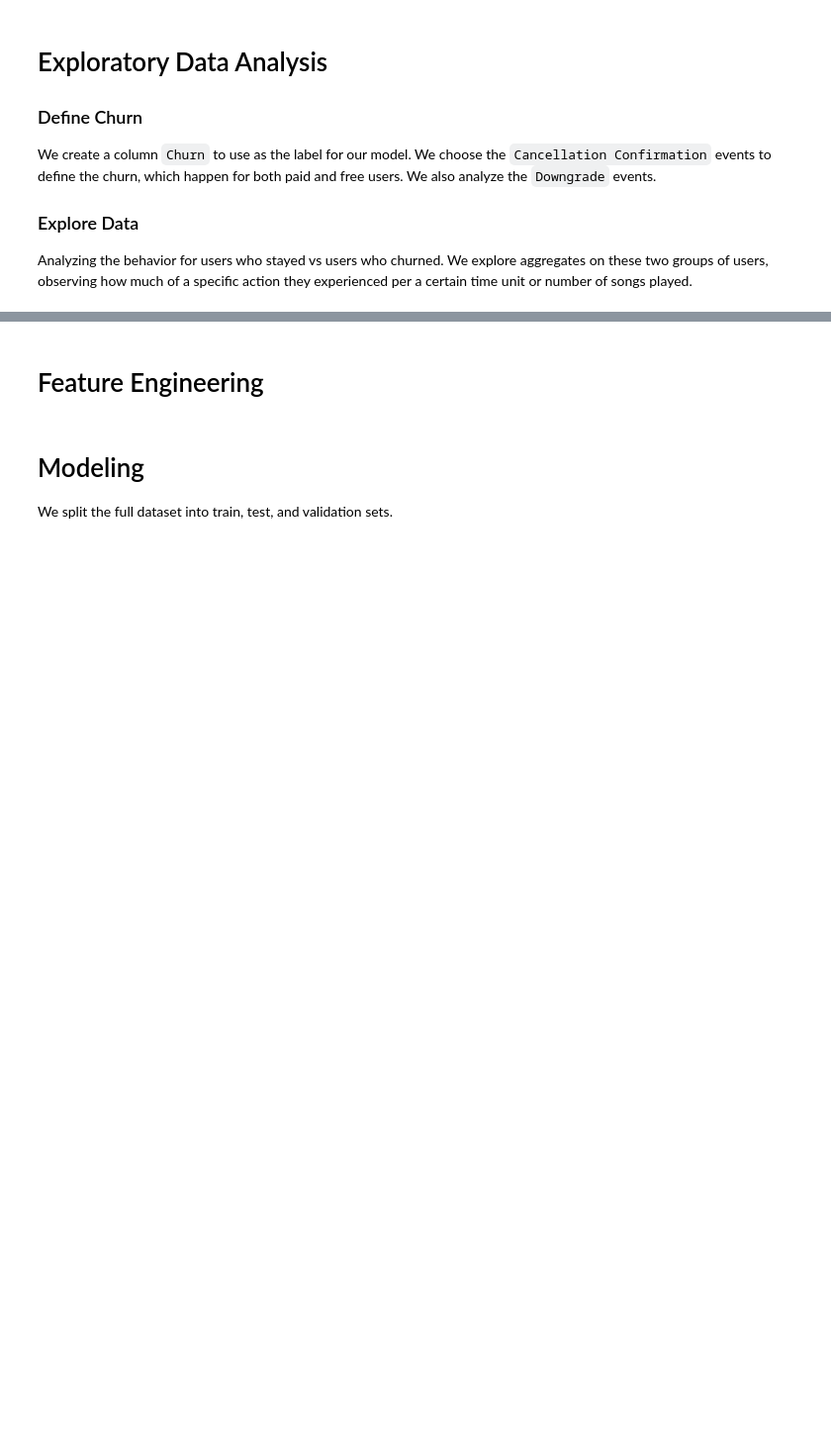
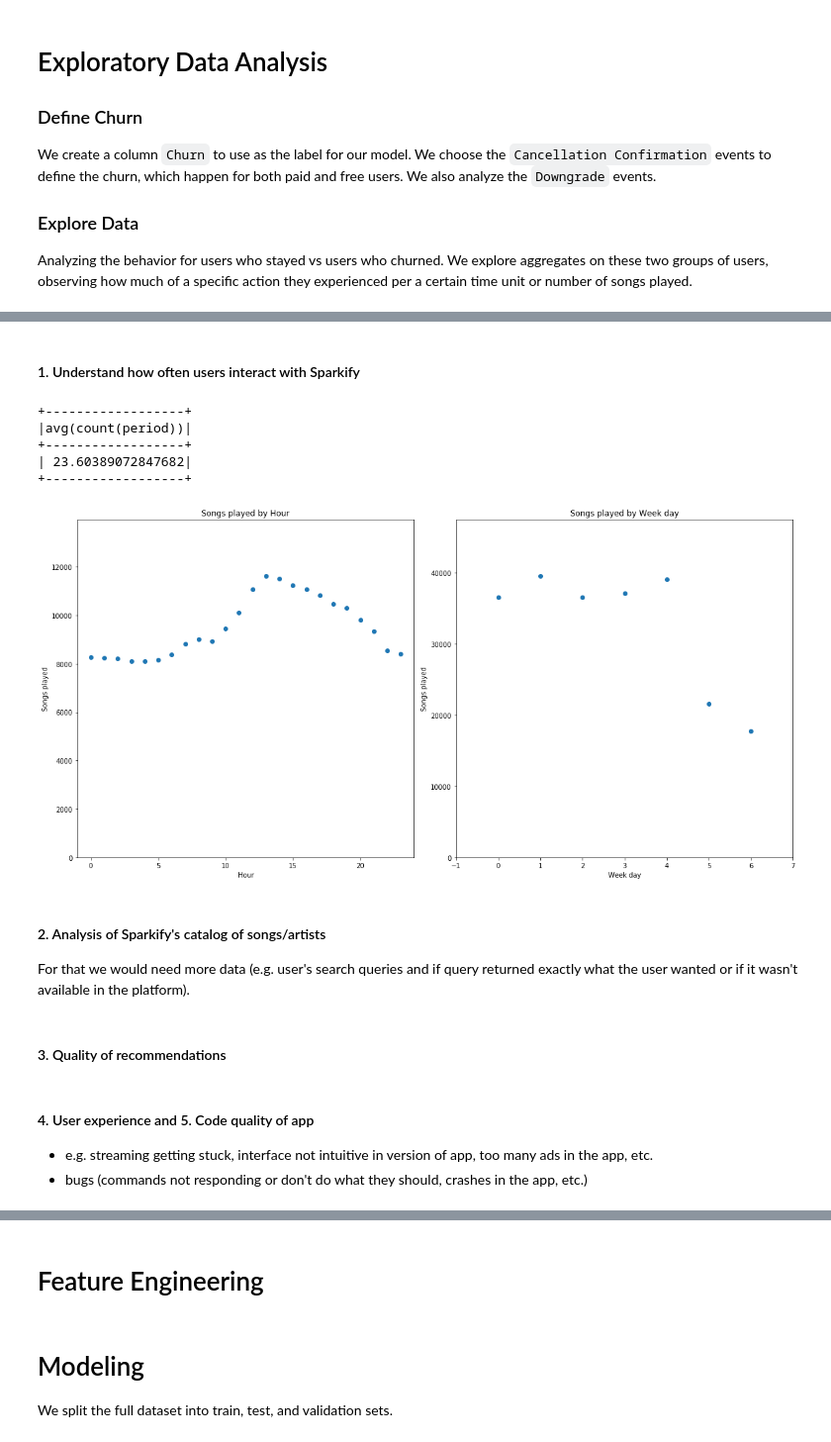
Before and after one commit to marcelokscunha/projects, a Jupyter notebook: spark-churn/Sparkify-local.ipynb, the cells around one changed output, grey strips where cells are left out. Shown at 99% size. Drawn from its saved outputs; the diff is of its cells as text; code cells hidden in the pictures; blank space fills up the shorter version.

```diff
--- a/spark-churn/Sparkify-local.ipynb
+++ b/spark-churn/Sparkify-local.ipynb
@@ -267,7 +310,9 @@ We explore aggregates on these two groups of users, observing how much of a spec
+# %% [markdown]
+#### 1. Understand how often users interact with Sparkify
 # %%
-# How many songs do users listen to on average between visiting our home page
+# a. How many songs do users listen to on average between visiting our home page (as seen in the Udacity course)
 
-function = udf(lambda ishome : int(ishome == 'Home'), IntegerType())
+fun = udf(lambda ishome : int(ishome == 'Home'), IntegerType())
 
 user_window = Window \
     .partitionBy('userID') \
@@ -276,10 +321,16 @@ user_window = Window \
 
 cusum = df.filter((df.page == 'NextSong') | (df.page == 'Home')) \
     .select('userID', 'page', 'ts') \
-    .withColumn('homevisit', function(col('page'))) \
-    .withColumn('period', Fsum('homevisit').over(user_window))
+    .withColumn('homevisit', fun(col('page'))) \
+    .withColumn('period', sparkSum('homevisit').over(user_window))
 
 cusum.filter((cusum.page == 'NextSong')) \
     .groupBy('userID', 'period') \
     .agg({'period':'count'}) \
     .agg({'count(period)':'avg'}).show()
+# %% [output]
++------------------+
+|avg(count(period))|
++------------------+
+| 23.60389072847682|
++------------------+
@@ -320,0 +337,29 @@ user_log_valid.count()
+# %%
+# b. Calculating number of songs played given time frame
+
+get_hour = udf(lambda x: int(datetime.fromtimestamp(x / 1000.0).hour), IntegerType())
+df_hour = df.withColumn('hour', get_hour(df.ts))
+songs_in_hour = df_hour.filter(df_hour.page == 'NextSong').groupby('hour').count().orderBy('hour')
+songs_in_hour_pd = songs_in_hour.toPandas()
+
+get_weekday = udf(lambda x: int(datetime.fromtimestamp(x / 1000.0).weekday()), IntegerType())
+df_weekday = df.withColumn('weekday', get_weekday(df.ts))
+songs_in_weekday = df_weekday.filter(df_weekday.page == 'NextSong').groupby('weekday').count().orderBy('weekday')
+songs_in_weekday_pd = songs_in_weekday.toPandas()
+
+fig, ax = plt.subplots(1,2, figsize=(12,8))
+ax[0].scatter(songs_in_hour_pd['hour'], songs_in_hour_pd['count'])
+ax[0].set_xlim(-1, 24);
+ax[0].set_ylim(0, 1.2 * max(songs_in_hour_pd["count"]))
+ax[0].set_xlabel("Hour")
+ax[0].set_ylabel("Songs played")
+ax[0].set_title("Songs played by Hour")
+ax[1].scatter(songs_in_weekday_pd['weekday'], songs_in_weekday_pd['count'])
+ax[1].set_xlim(-1, 7);
+ax[1].set_ylim(0, 1.2 * max(songs_in_weekday_pd["count"]))
+ax[1].set_xlabel("Week day")
+ax[1].set_ylabel("Songs played")
+ax[1].set_title("Songs played by Week day")
+fig.tight_layout();
+# %% [output]
+[figure, added]
@@ -320,0 +372,9 @@ user_log_valid.count()
+# %% [markdown]
+#### 2. Analysis of Sparkify's catalog of songs/artists
+For that we would need more data (e.g. user's search queries and if query returned exactly what the user wanted or if it wasn't available in the platform).
+# %% [markdown]
+#### 3. Quality of recommendations
+# %% [markdown]
+#### 4. User experience and 5. Code quality of app
+- e.g. streaming getting stuck, interface not intuitive in version of app, too many ads in the app, etc.
+- bugs (commands not responding or don't do what they should, crashes in the app, etc.)
```
Also changed, not shown: parts of 30 cells of this notebook.
